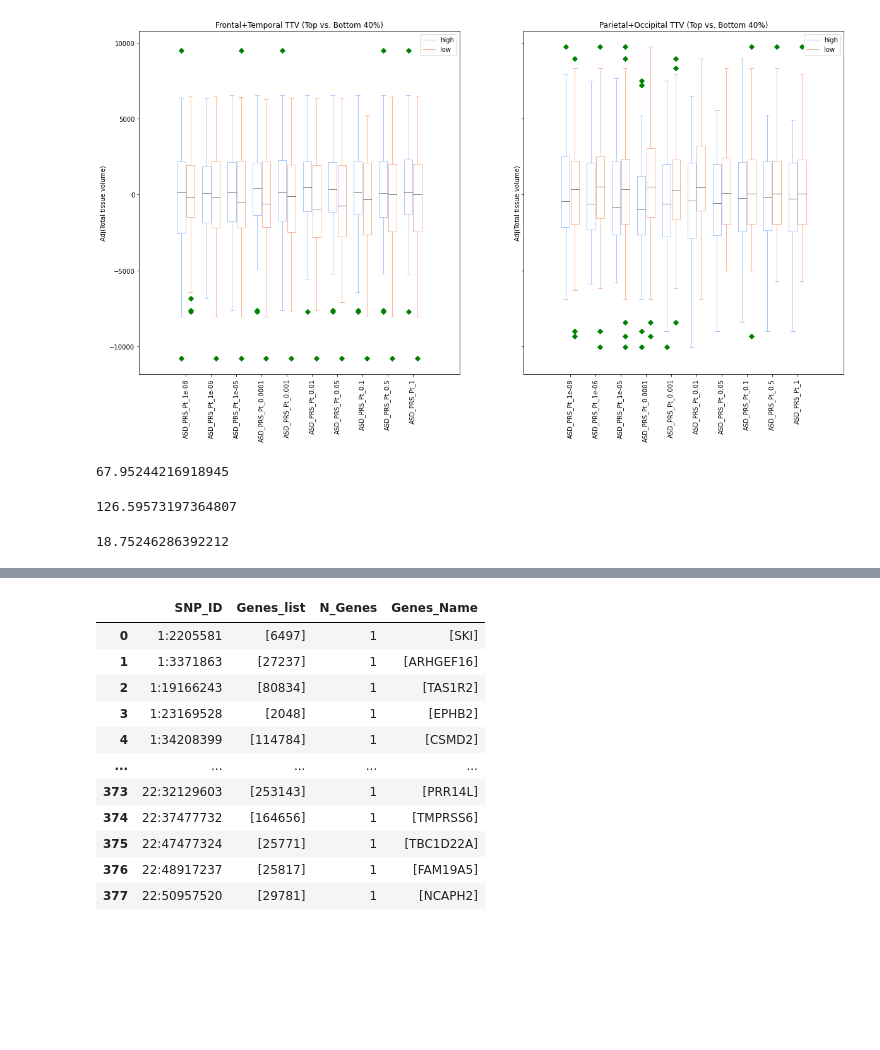
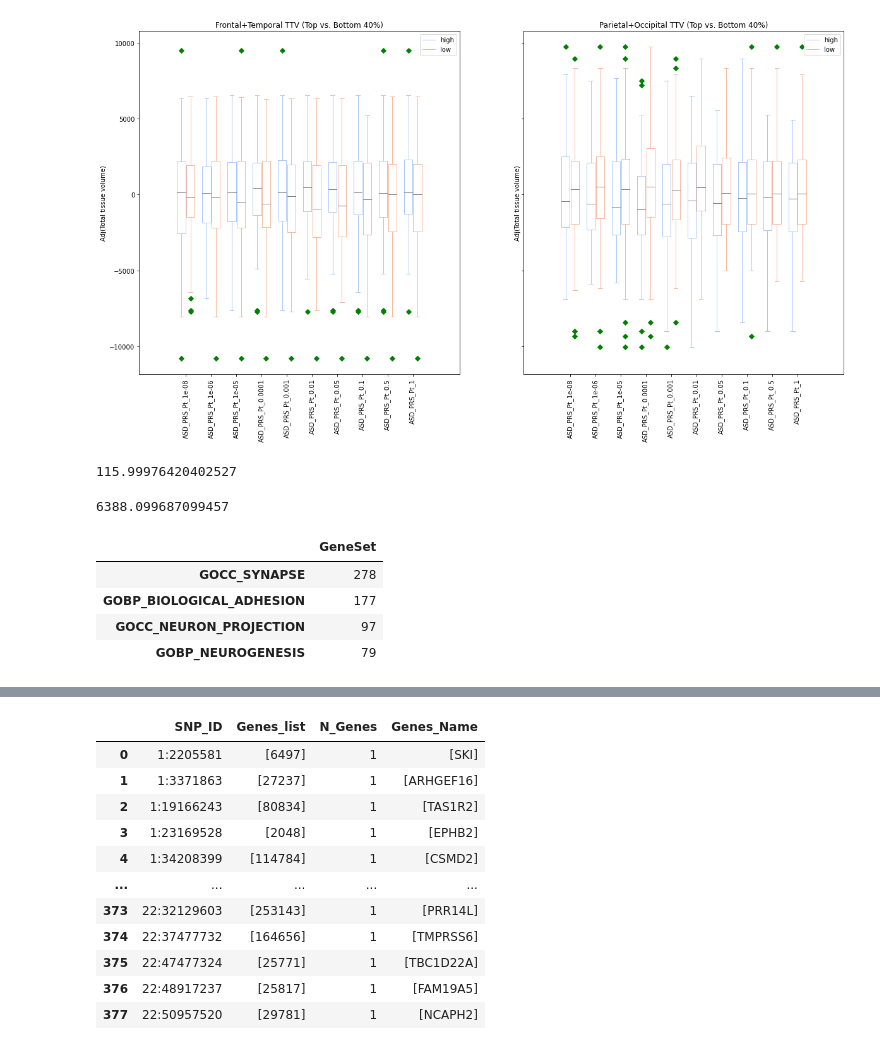
Before and after one commit to lehai-ml/dHCP_genetics, a Jupyter notebook: notebook_results/asd/8_Stability_tests.ipynb, the cells around one changed output, grey strips where cells are left out. Cells and saved outputs as stored; diff of their text form; code cells hidden in the pictures; blank space fills up the shorter version.

```diff
--- a/notebook_results/asd/8_Stability_tests.ipynb
+++ b/notebook_results/asd/8_Stability_tests.ipynb
@@ -206,34 +206,33 @@ def generate_best_enriched_path(job):
         res.head(3).to_csv(output_file, mode='a', header=False)
 # %%
 start=time.time()
-tasks = [delayed(create_random_genesets)(i) for i in range(30,100)]
+tasks = [delayed(create_random_genesets)(i) for i in range(100,1000)]
 Parallel(n_jobs=-1)(tqdm.tqdm(tasks))
 end = time.time()
 print((end-start))
 # %% [output]
-67.95244216918945
+115.99976420402527
 # %%
 start=time.time()
-tasks = [delayed(generate_best_enriched_path)(i) for i in range(0,3)]
+tasks = [delayed(generate_best_enriched_path)(i) for i in range(1000)]
 Parallel(n_jobs=-1)(tqdm.tqdm(tasks))
 end = time.time()
 print((end-start))
 # %% [output]
-126.59573197364807
+6388.099687099457
-# %%
-start=time.time()
-results=[]
-for i in tqdm.tqdm(range(20,30)):
-    create_random_genesets(i)
-end = time.time()
-print((end-start))
-# %% [output]
-18.75246286392212
 # %%
 random_run = pd.read_csv('../../dataset/preprocessed_dataset/asd/GSEA/random/random_enriched_paths.csv')
 random_run = random_run.groupby('run').head(1)
 random_run = pd.DataFrame(random_run.GeneSet.value_counts())
 random_run = random_run[random_run['GeneSet']>50]
+# %%
+random_run
+# %% [output]
+|  | GeneSet |
+| GOCC_SYNAPSE | 278 |
+| GOBP_BIOLOGICAL_ADHESION | 177 |
+| GOCC_NEURON_PROJECTION | 97 |
+| GOBP_NEUROGENESIS | 79 |
 # %%
 FUMA_result = '../../dataset/preprocessed_dataset/asd/GSEA/FUMA/FT_uniq_GS.txt'
 
```
Also changed, not shown: parts of 1 cell of this notebook.
